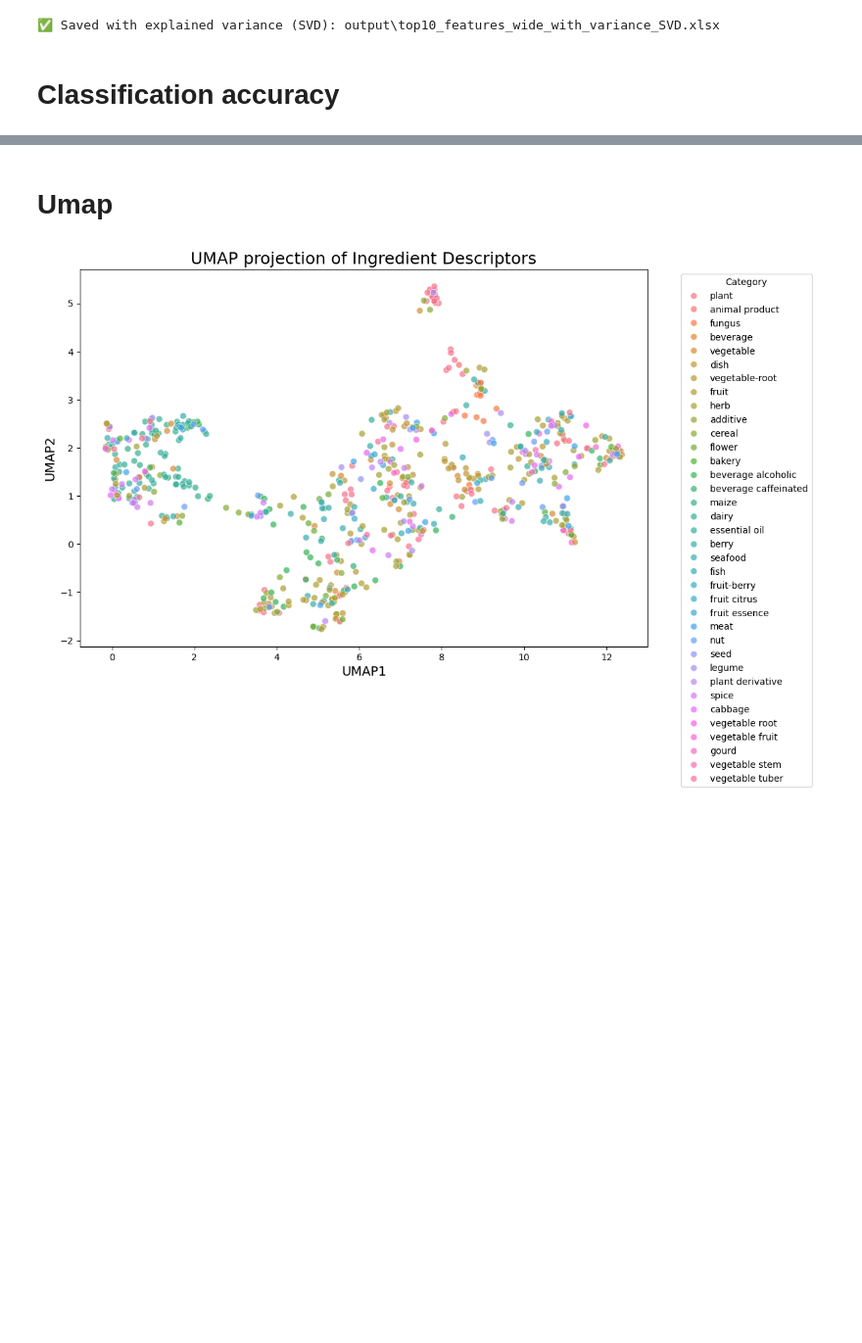
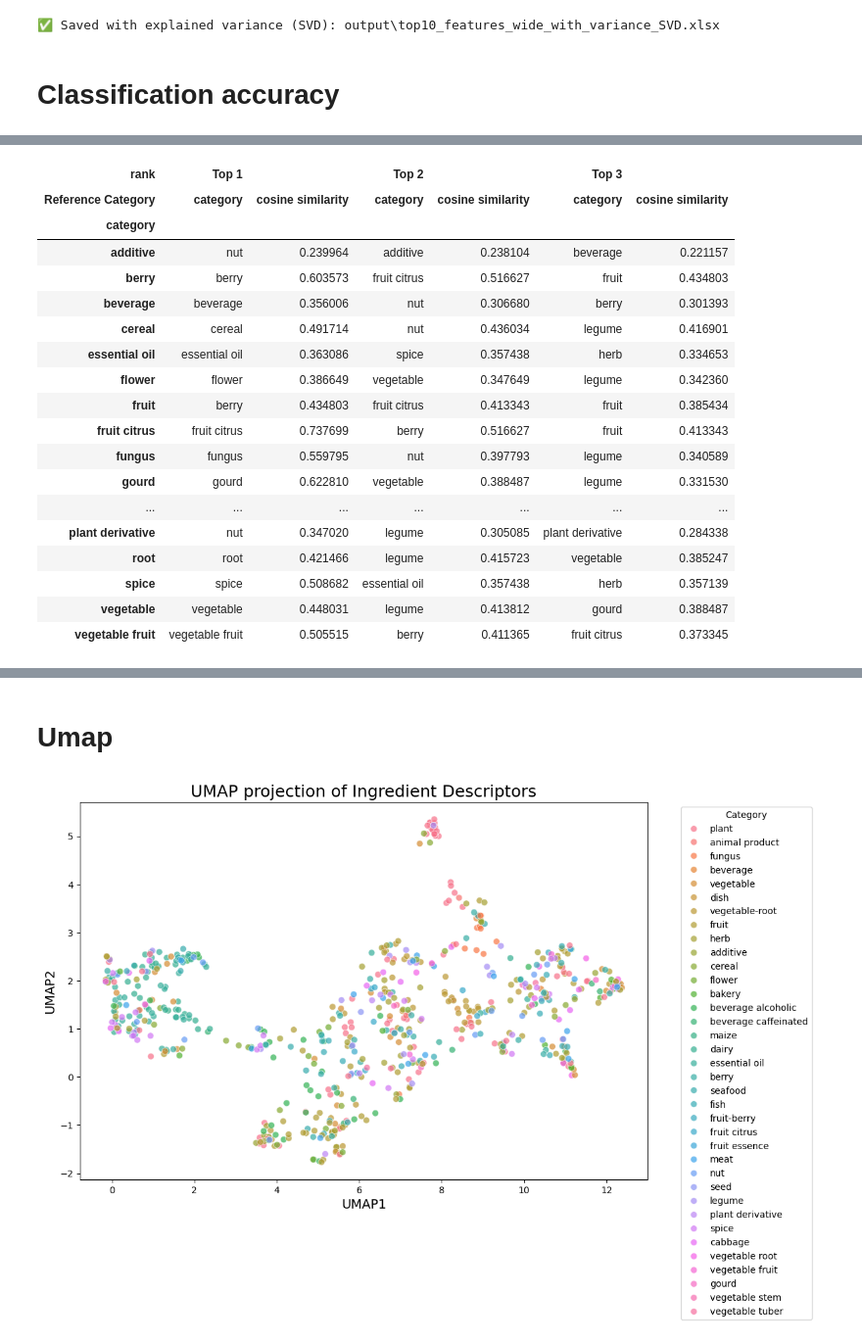
Before and after one commit to jp-clement/plantes_indigenes_can, a Jupyter notebook: data_exploration.ipynb, the cells around one changed output, grey strips where cells are left out. Shown at 98% size. Drawn from its saved outputs; the diff is of its cells as text; code cells hidden in the pictures; blank space fills up the shorter version.

```diff
--- a/data_exploration.ipynb
+++ b/data_exploration.ipynb
@@ -637,29 +653,104 @@ plt.show()
 # %%
-def get_top3_categories(sim_df: pd.DataFrame) -> pd.DataFrame:
+import os
+import pandas as pd
+
+def get_top3_categories(sim_df: pd.DataFrame, metric_name: str) -> pd.DataFrame:
     """
     For each row in a similarity matrix, return the top 3 most similar
     categories (excluding self-similarity) and their similarity values.
+
+    metric_name: "jaccard" or "cosine"
     """
     df = sim_df.copy()
+
+    # Exclude self-similarity (assumes same labels on index/columns)
+    # If labels don't match perfectly, this will only null where they do.
+    # for idx in df.index.intersection(df.columns):
+    #     df.at[idx, idx] = float("-inf")
 
     # Sort columns for each row and take top 3
     top3_cols = df.apply(lambda row: row.nlargest(3).index.tolist(), axis=1)
     top3_vals = df.apply(lambda row: row.nlargest(3).values.tolist(), axis=1)
 
-    # Build output DataFrame
+    # Build output DataFrame with metric-specific column names
     out = pd.DataFrame({
         "top1_category": top3_cols.str[0],
-        "top1_jaccard": top3_vals.str[0],
+        f"top1_{metric_name}": top3_vals.str[0],
         "top2_category": top3_cols.str[1],
-        "top2_jaccard": top3_vals.str[1],
+        f"top2_{metric_name}": top3_vals.str[1],
         "top3_category": top3_cols.str[2],
-        "top3_jaccard": top3_vals.str[2],
+        f"top3_{metric_name}": top3_vals.str[2],
     }, index=sim_df.index)
 
     return out
 
 
-# ✅ Apply to your Jaccard similarity matrix
-top3_jaccard = get_top3_categories(jaccard_sim_mean)
+def to_two_level_cols(df: pd.DataFrame, metric_name: str) -> pd.DataFrame:
+    """
+    Convert columns like:
+      top1_category, top1_<metric>, top2_category, top2_<metric>, top3_category, top3_<metric>
+    into a MultiIndex:
+      ('Top 1','category'), ('Top 1','<metric> similarity'), ...
+    """
+    rank_map = {"top1": "Top 1", "top2": "Top 2", "top3": "Top 3"}
+    new_cols = []
 
-# top3_jaccard.to_excel("output/cat_jaccard_sim_top3.xlsx")
+    metric_label = f"{metric_name} similarity"
+
+    for c in df.columns:
+        if "_" in c:
+            rank, field = c.split("_", 1)
+            top = rank_map.get(rank, rank.title())
+
+            field_l = field.lower()
+            if field_l == "category":
+                bottom = "category"
+            elif field_l.startswith(metric_name.lower()):
+                bottom = metric_label
+            else:
+                bottom = field_l
+
+            new_cols.append((top, bottom))
+        else:
+            new_cols.append(("Other", c))
+
+    out = df.copy()
+    out.columns = pd.MultiIndex.from_tuples(new_cols, names=["rank", "Reference Category"])
+    return out
+
+
+# ---------------------------------------------------------
+# Choose metric from config
+# reduce_dim True  -> cosine
+# reduce_dim False -> jaccard
+# ---------------------------------------------------------
+metric_name = "cosine" if config["reduce_dim"] else "jaccard"
+
+top3 = get_top3_categories(sim_mean, metric_name=metric_name)
+top3_mi = to_two_level_cols(top3, metric_name=metric_name)
+
+os.makedirs("output", exist_ok=True)
+out_path = f"output/category_similarity_top3.xlsx"
+top3_mi.to_excel(out_path)
+
+top3_mi
+# %% [output]
+| rank | Top 1 |  | Top 2 |  | Top 3 |  |
+| Reference Category | category | cosine similarity | category | cosine similarity | category | cosine similarity |
+| category |  |  |  |  |  |  |
+| additive | nut | 0.239964 | additive | 0.238104 | beverage | 0.221157 |
+| berry | berry | 0.603573 | fruit citrus | 0.516627 | fruit | 0.434803 |
+| beverage | beverage | 0.356006 | nut | 0.306680 | berry | 0.301393 |
+| cereal | cereal | 0.491714 | nut | 0.436034 | legume | 0.416901 |
+| essential oil | essential oil | 0.363086 | spice | 0.357438 | herb | 0.334653 |
+| flower | flower | 0.386649 | vegetable | 0.347649 | legume | 0.342360 |
+| fruit | berry | 0.434803 | fruit citrus | 0.413343 | fruit | 0.385434 |
+| fruit citrus | fruit citrus | 0.737699 | berry | 0.516627 | fruit | 0.413343 |
+| fungus | fungus | 0.559795 | nut | 0.397793 | legume | 0.340589 |
+| gourd | gourd | 0.622810 | vegetable | 0.388487 | legume | 0.331530 |
+| ... | ... | ... | ... | ... | ... | ... |
+| plant derivative | nut | 0.347020 | legume | 0.305085 | plant derivative | 0.284338 |
+| root | root | 0.421466 | legume | 0.415723 | vegetable | 0.385247 |
+| spice | spice | 0.508682 | essential oil | 0.357438 | herb | 0.357139 |
+| vegetable | vegetable | 0.448031 | legume | 0.413812 | gourd | 0.388487 |
+| vegetable fruit | vegetable fruit | 0.505515 | berry | 0.411365 | fruit citrus | 0.373345 |
```
Also changed, not shown: parts of 24 cells of this notebook, 2 other files.
